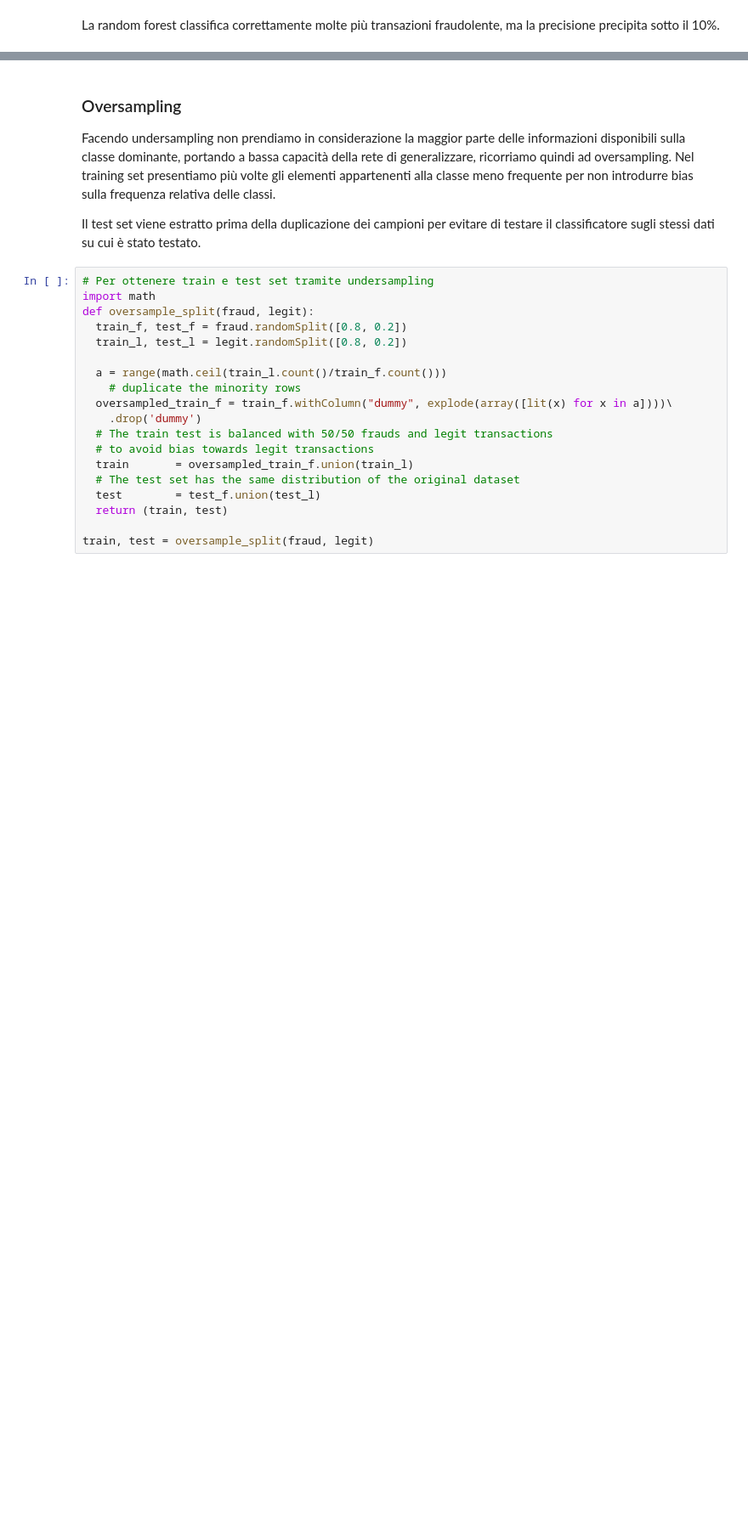
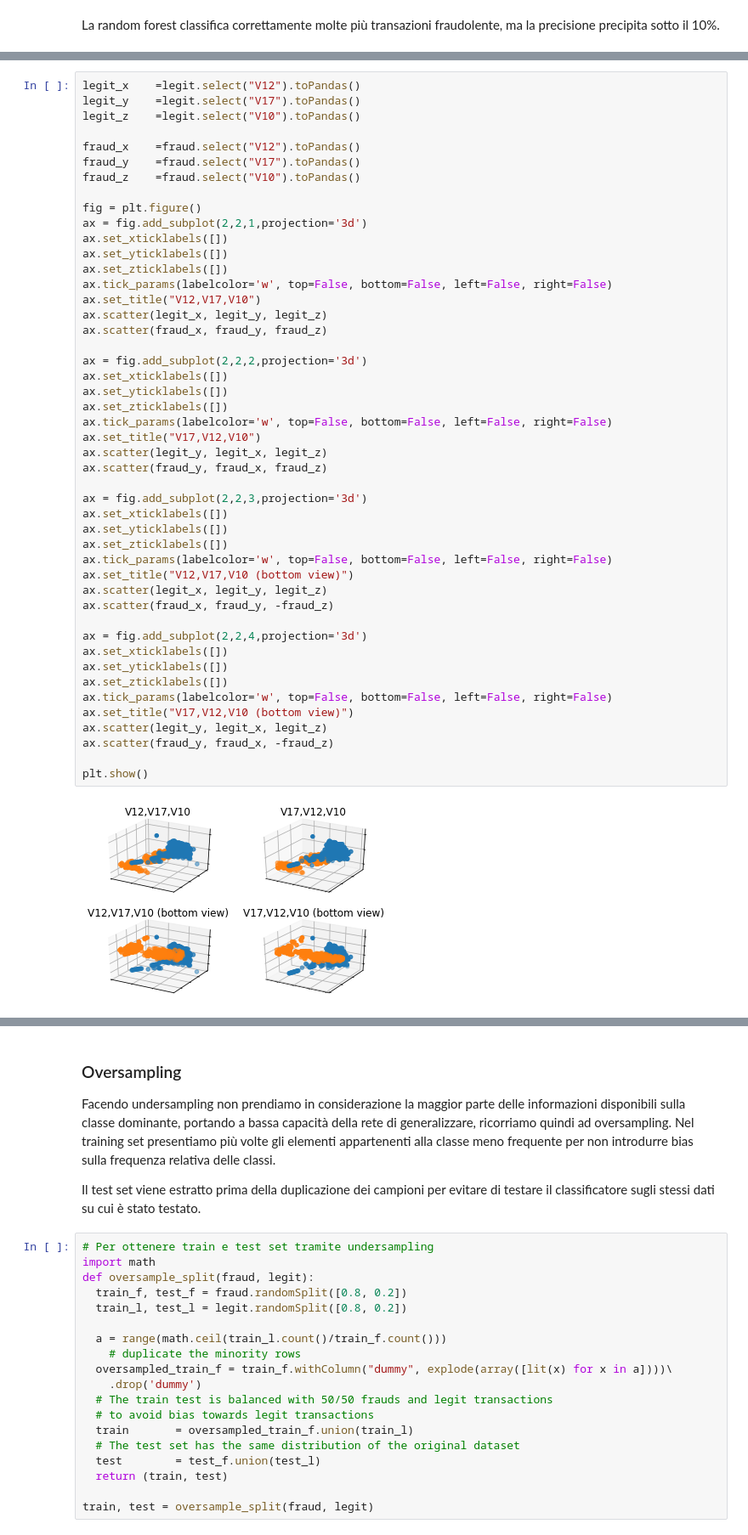
Before and after one commit to Andrea-Augello/Credit-Card-Fraud-Detection, a Jupyter notebook: CardFraud.ipynb, the cells around one changed output, grey strips where cells are left out. Shown: that part at 85% size. Cells and saved outputs as stored; diff of their text form; blank space fills up the shorter version.

```diff
--- a/CardFraud.ipynb
+++ b/CardFraud.ipynb
@@ -611,0 +832,49 @@ La random forest classifica correttamente molte più transazioni fraudolente, ma
+# %%
+legit_x    =legit.select("V12").toPandas()
+legit_y    =legit.select("V17").toPandas()
+legit_z    =legit.select("V10").toPandas()
+
+fraud_x    =fraud.select("V12").toPandas()
+fraud_y    =fraud.select("V17").toPandas()
+fraud_z    =fraud.select("V10").toPandas()
+
+fig = plt.figure()
+ax = fig.add_subplot(2,2,1,projection='3d')
+ax.set_xticklabels([])
+ax.set_yticklabels([])
+ax.set_zticklabels([])
+ax.tick_params(labelcolor='w', top=False, bottom=False, left=False, right=False)
+ax.set_title("V12,V17,V10")
+ax.scatter(legit_x, legit_y, legit_z)
+ax.scatter(fraud_x, fraud_y, fraud_z)
+
+ax = fig.add_subplot(2,2,2,projection='3d')
+ax.set_xticklabels([])
+ax.set_yticklabels([])
+ax.set_zticklabels([])
+ax.tick_params(labelcolor='w', top=False, bottom=False, left=False, right=False)
+ax.set_title("V17,V12,V10")
+ax.scatter(legit_y, legit_x, legit_z)
+ax.scatter(fraud_y, fraud_x, fraud_z)
+
+ax = fig.add_subplot(2,2,3,projection='3d')
+ax.set_xticklabels([])
+ax.set_yticklabels([])
+ax.set_zticklabels([])
+ax.tick_params(labelcolor='w', top=False, bottom=False, left=False, right=False)
+ax.set_title("V12,V17,V10 (bottom view)")
+ax.scatter(legit_x, legit_y, legit_z)
+ax.scatter(fraud_x, fraud_y, -fraud_z)
+
+ax = fig.add_subplot(2,2,4,projection='3d')
+ax.set_xticklabels([])
+ax.set_yticklabels([])
+ax.set_zticklabels([])
+ax.tick_params(labelcolor='w', top=False, bottom=False, left=False, right=False)
+ax.set_title("V17,V12,V10 (bottom view)")
+ax.scatter(legit_y, legit_x, legit_z)
+ax.scatter(fraud_y, fraud_x, -fraud_z)
+
+plt.show()
+# %% [output]
+[figure, added]
```
Also changed, not shown: parts of 60 cells of this notebook.
